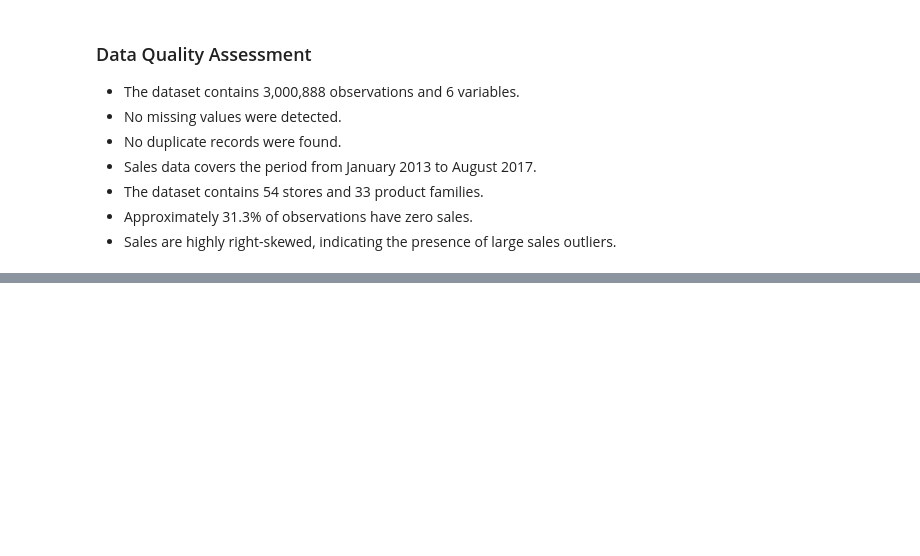
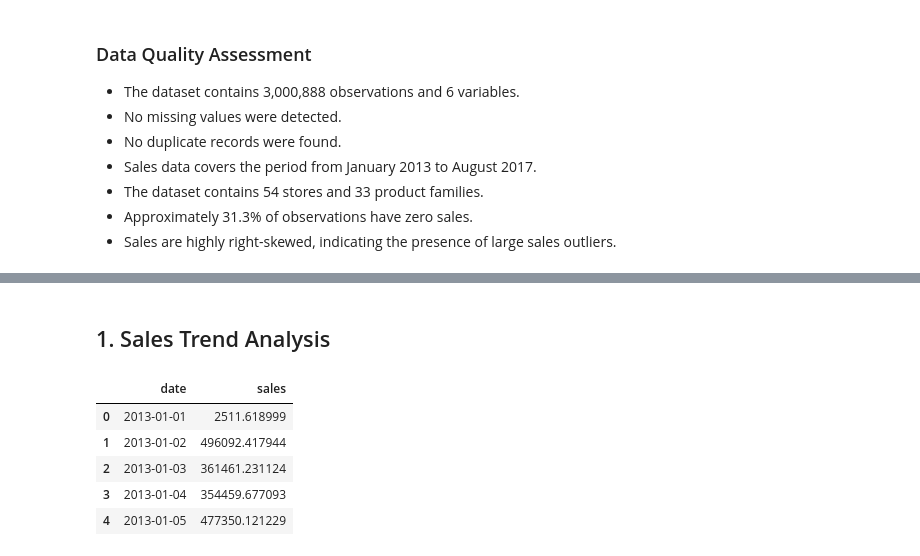
Before and after one commit to Edugar97/retail-demand-forecasting, a Jupyter notebook: notebooks/01_data_understanding.ipynb, the cells around one changed output, grey strips where cells are left out. Drawn from its saved outputs; the diff is of its cells as text; code cells hidden in the pictures; blank space fills up the shorter version.

```diff
--- a/notebooks/01_data_understanding.ipynb
+++ b/notebooks/01_data_understanding.ipynb
@@ -187,0 +204,17 @@ dtype: object
+# %% [markdown]
+## 1. Sales Trend Analysis
+# %%
+daily_sales = (
+    df.groupby('date')['sales']
+      .sum()
+      .reset_index()
+)
+
+daily_sales.head()
+# %% [output]
+|  | date | sales |
+| 0 | 2013-01-01 | 2511.618999 |
+| 1 | 2013-01-02 | 496092.417944 |
+| 2 | 2013-01-03 | 361461.231124 |
+| 3 | 2013-01-04 | 354459.677093 |
+| 4 | 2013-01-05 | 477350.121229 |
```
Also changed, not shown: parts of 13 cells of this notebook.
